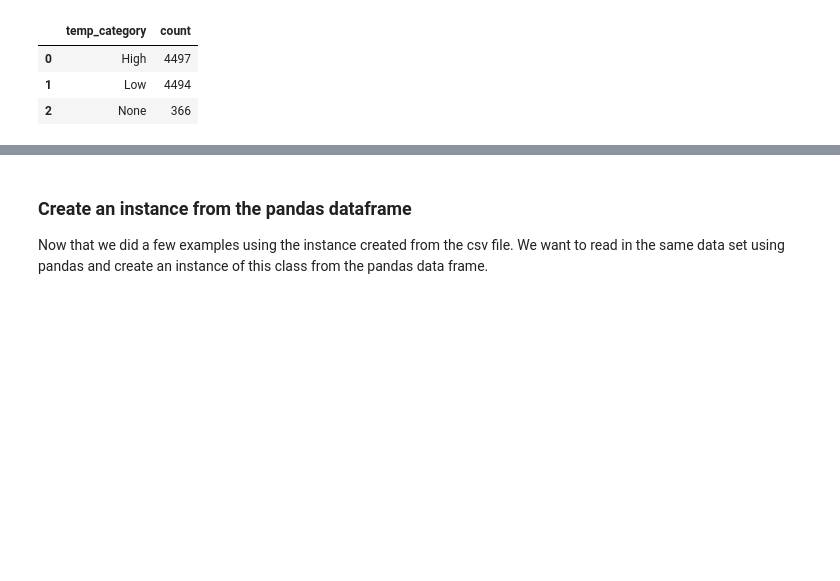
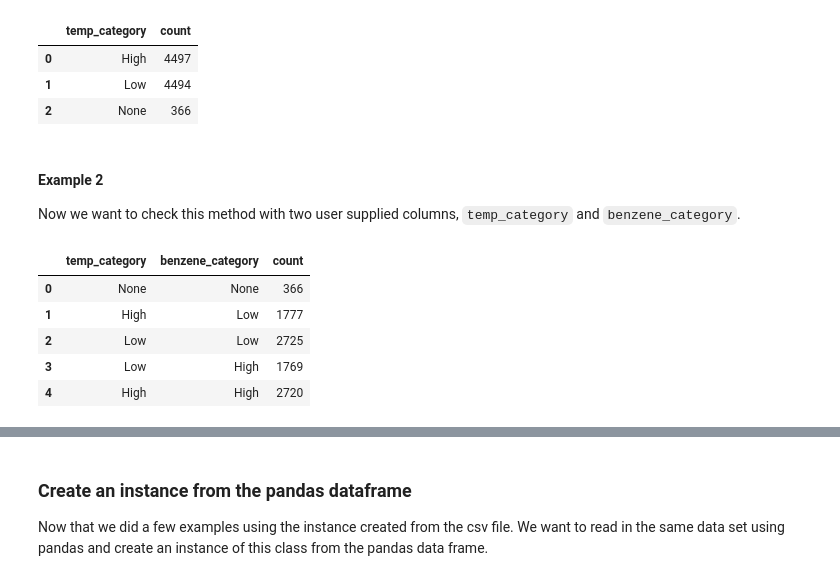
Before and after one commit to Ambaright/ST554-Project-2, a Jupyter notebook: ST554 Project.ipynb, the cells around one changed output, grey strips where cells are left out. Drawn from its saved outputs; the diff is of its cells as text; code cells hidden in the pictures; blank space fills up the shorter version.

```diff
--- a/ST554 Project.ipynb
+++ b/ST554 Project.ipynb
@@ -520,3 +511,16 @@ air_quality.report_counts("temp_category")
 | 0 | High | 4497 |
 | 1 | Low | 4494 |
 | 2 | None | 366 |
+# %% [markdown]
+#### Example 2
+
+Now we want to check this method with two user supplied columns, `temp_category` and `benzene_category`.
+# %%
+air_quality.report_counts("temp_category", "benzene_category")
+# %% [output]
+|  | temp_category | benzene_category | count |
+| 0 | None | None | 366 |
+| 1 | High | Low | 1777 |
+| 2 | Low | Low | 2725 |
+| 3 | Low | High | 1769 |
+| 4 | High | High | 2720 |
```
Also changed, not shown: parts of 5 cells of this notebook, 1 other file.
